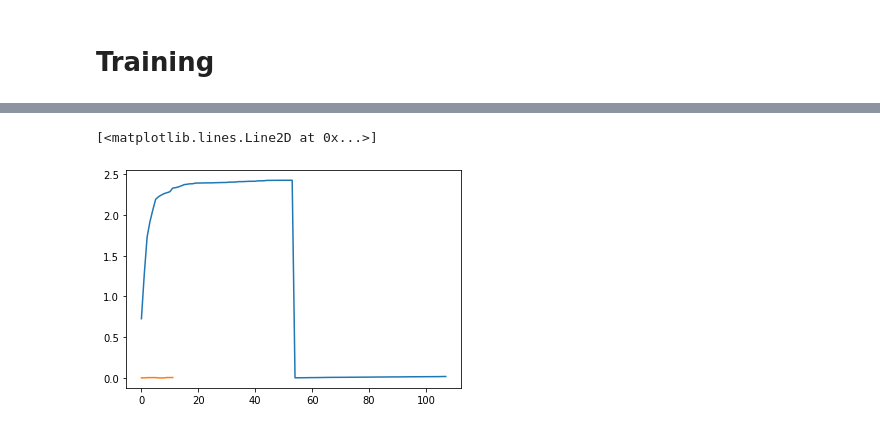
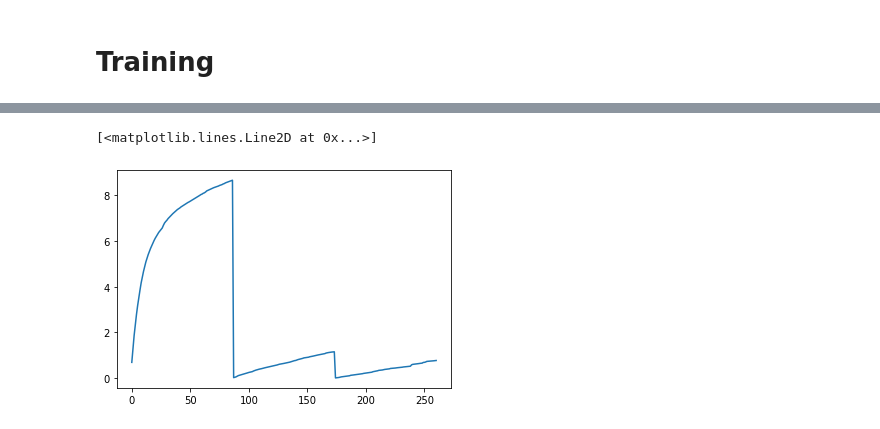
Before and after one commit to E-delweiss/HomeMade_FaceID, a Jupyter notebook: FaceDetection.ipynb, the cells around one changed output, grey strips where cells are left out. Cells and saved outputs as stored; diff of their text form; code cells hidden in the pictures.

```diff
--- a/FaceDetection.ipynb
+++ b/FaceDetection.ipynb
@@ -66,10 +66,11 @@ class FaceDetection_dataset(Dataset):
             del self.labelset[::val_stride]
 
     def preprocess(self, img)->torch.Tensor:
-        transform = torchvision.transforms.Compose(
-            [torchvision.transforms.Resize((256)),
-                torchvision.transforms.ToTensor(),
-                torchvision.transforms.Normalize(mean=[0.485, 0.456, 0.406], std=[0.229, 0.224, 0.225])])
+        transform = torchvision.transforms.Compose([
+            torchvision.transforms.Resize((256, 256)),
+            torchvision.transforms.ToTensor(),
+            torchvision.transforms.Normalize(mean=[0.485, 0.456, 0.406], std=[0.229, 0.224, 0.225])
+            ])
         img_t = transform(img)
 
         if self.isAugment_bool:
@@ -168,4 +169,5 @@ class resNet50_custom(torch.nn.Module):
 #device = torch.device('cuda') if torch.cuda.is_available() else torch.device('cpu')
 resNet50_model = resNet50_custom()
 optimizer = torch.optim.Adam(resNet50_model.parameters(), lr=0.001)
-num_epochs = 5
+num_epochs = 3
+summary(resNet50_model, (32, 3, 224, 224))
@@ -249,7 +235,7 @@ def model_loop(model, epochs, trainloader, validloader, optimizer, loss_fn, devi
             train_loss_list.append(train_loss)
 
 
-            if (batch) == 0 or (batch) % 10 == 0:
+            if batch == 0 or batch % 10 == 0:
                 loss, current = loss.item(), (batch+1) * len(data)
                 print(f"mini-batch loss for training : {loss:>7f}  [{current:>5d}/{size:>5d}]")
 
@@ -271,7 +257,7 @@ def model_loop(model, epochs, trainloader, validloader, optimizer, loss_fn, devi
                 valid_loss += loss.item()
                 valid_loss_list.append(valid_loss)
 
-                if (batch)==1 or batch % 10 == 0:
+                if batch==0 or batch % 10 == 0:
                     loss, current = loss.item(), (batch+1) * len(data)
                     print(f"mini-batch loss for validation : {loss:>7f}  [{current:>5d}/{size:>5d}]")
 
@@ -400,17 +354,17 @@ import matplotlib.pyplot as plt
 import numpy as np
 import pickle
 
-with open('losses.pickle', 'rb') as pkl:
+with open('losses_resNet50_FaceDetection_VSC.pickle', 'rb') as pkl:
     losses = pickle.load(pkl)
 # %%
 train_loss = losses['train_loss']
 valid_loss = losses['valid_loss']
 
 train_loss_a = np.array(train_loss)
-valid_loss_a = np.array(valid_loss)
+#valid_loss_a = np.array(valid_loss)
 
 plt.plot(train_loss_a)
-plt.plot(valid_loss_a)
+#plt.plot(valid_loss_a)
 # %% [output]
 [<matplotlib.lines.Line2D at 0x...>]
-[figure, old version]
+[figure, new version]
```
Also changed, not shown: parts of 11 cells of this notebook, 1 other file.
